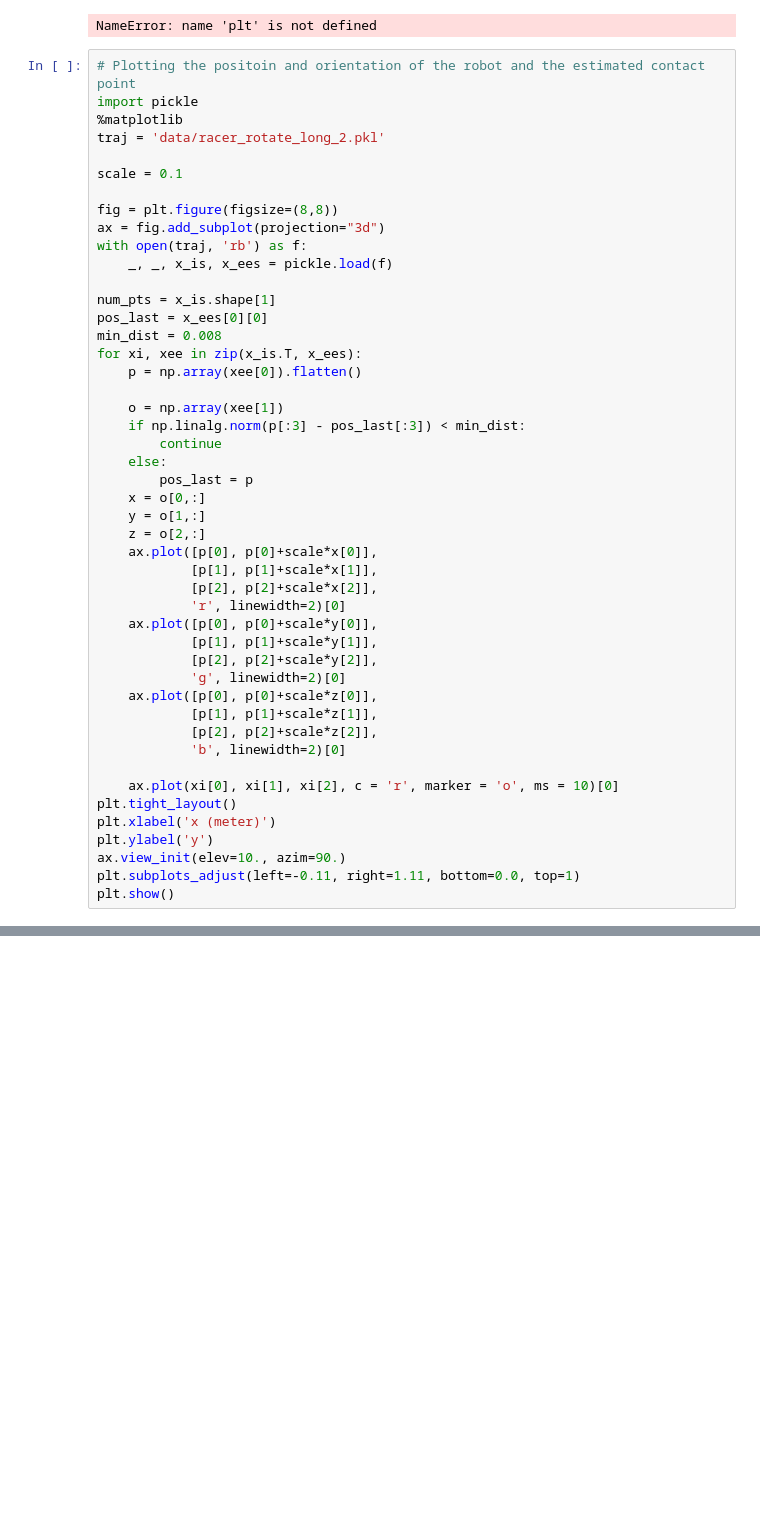
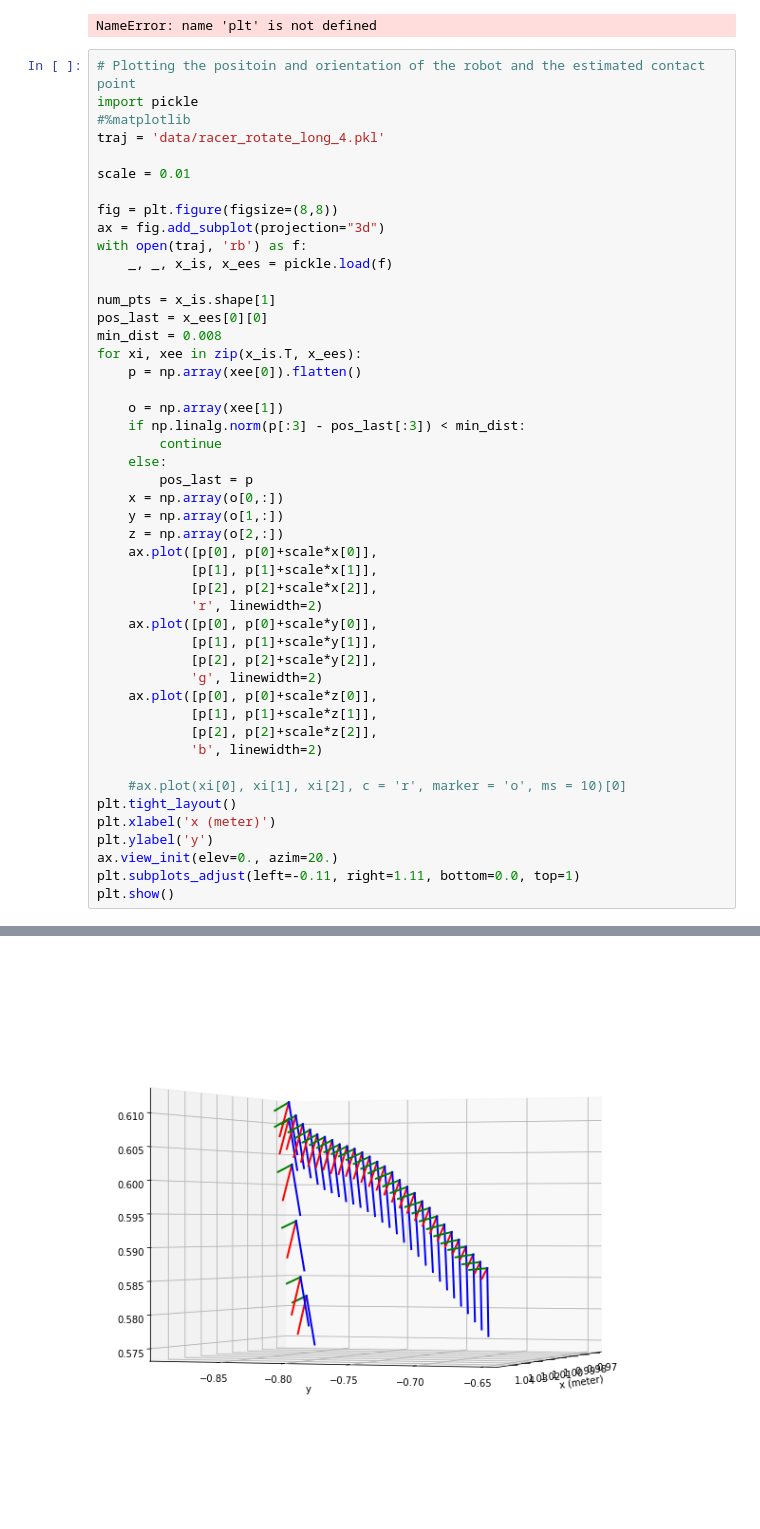
Before and after one commit to khaninger/full-state-estimator, a Jupyter notebook: rosbag_plot.ipynb, the cells around one changed output, grey strips where cells are left out. Cells and saved outputs as stored; diff of their text form; blank space fills up the shorter version.

```diff
--- a/rosbag_plot.ipynb
+++ b/rosbag_plot.ipynb
@@ -108,10 +107,10 @@ NameError: name 'plt' is not defined
 # %%
 # Plotting the positoin and orientation of the robot and the estimated contact point
 import pickle
-%matplotlib
-traj = 'data/racer_rotate_long_2.pkl'
+#%matplotlib
+traj = 'data/racer_rotate_long_4.pkl'
 
-scale = 0.1
+scale = 0.01
 
 fig = plt.figure(figsize=(8,8))
 ax = fig.add_subplot(projection="3d")
@@ -129,27 +128,27 @@ for xi, xee in zip(x_is.T, x_ees):
         continue
     else:
         pos_last = p
-    x = o[0,:]
-    y = o[1,:]
-    z = o[2,:]
+    x = np.array(o[0,:])
+    y = np.array(o[1,:])
+    z = np.array(o[2,:])
     ax.plot([p[0], p[0]+scale*x[0]],
             [p[1], p[1]+scale*x[1]],
             [p[2], p[2]+scale*x[2]],
-            'r', linewidth=2)[0]
+            'r', linewidth=2)
     ax.plot([p[0], p[0]+scale*y[0]],
             [p[1], p[1]+scale*y[1]],
             [p[2], p[2]+scale*y[2]],
-            'g', linewidth=2)[0]
+            'g', linewidth=2)
     ax.plot([p[0], p[0]+scale*z[0]],
             [p[1], p[1]+scale*z[1]],
             [p[2], p[2]+scale*z[2]],
-            'b', linewidth=2)[0]
+            'b', linewidth=2)
 
-    ax.plot(xi[0], xi[1], xi[2], c = 'r', marker = 'o', ms = 10)[0]
+    #ax.plot(xi[0], xi[1], xi[2], c = 'r', marker = 'o', ms = 10)[0]
 plt.tight_layout()
 plt.xlabel('x (meter)')
 plt.ylabel('y')
-ax.view_init(elev=10., azim=90.)
+ax.view_init(elev=0., azim=20.)
 plt.subplots_adjust(left=-0.11, right=1.11, bottom=0.0, top=1)
 plt.show()
 # %% [output]
@@ -156,0 +155 @@ Using matplotlib backend: GTK3Agg
+[figure, added]
```
Also changed, not shown: parts of 2 cells of this notebook, 5 other files.
